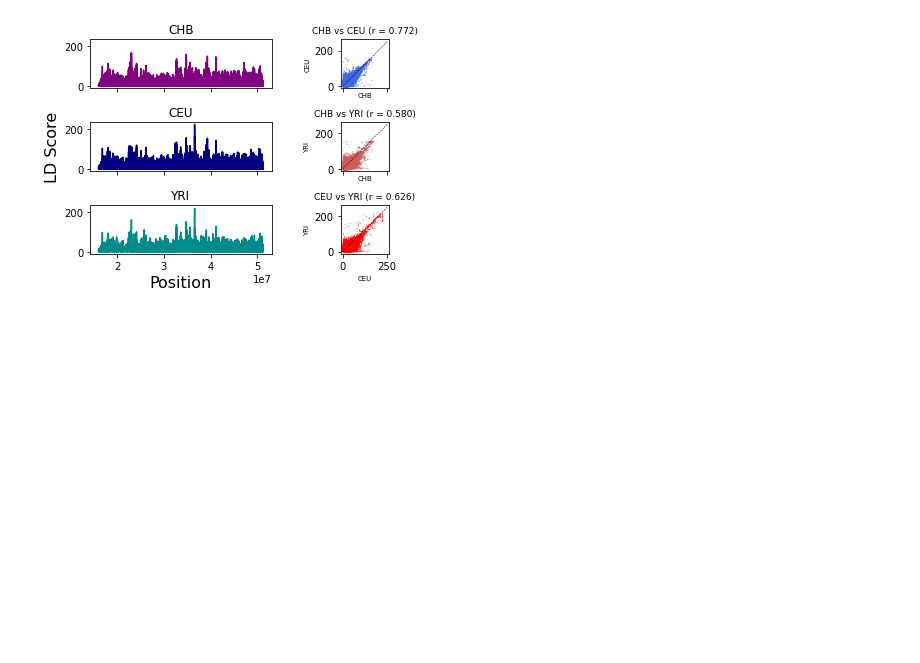
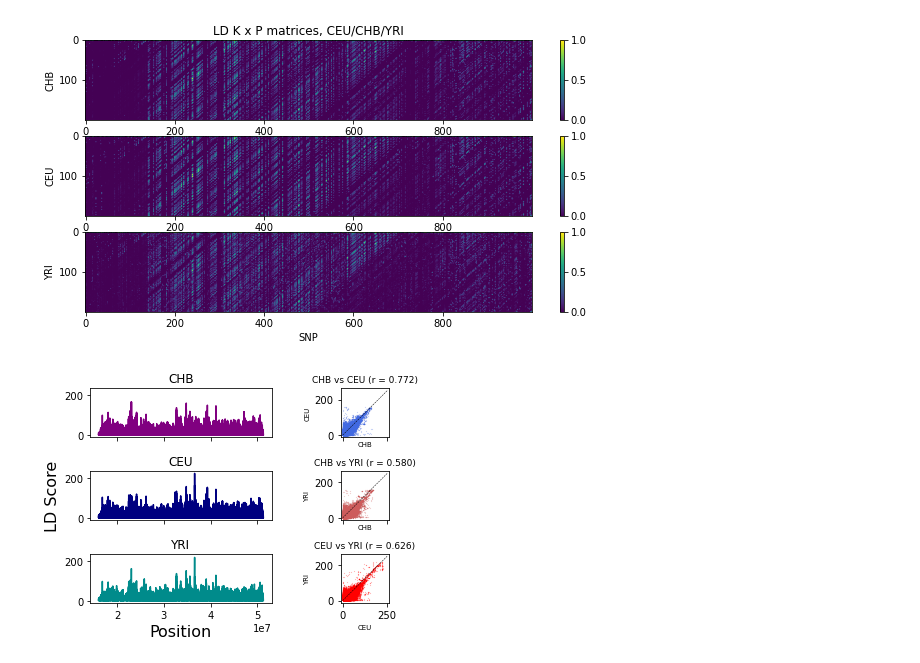
Before and after one commit to achyutha11/geo_LD_viz_v2, a Jupyter notebook: doc/notebooks/kxpexp.ipynb, the cells around one changed output. Saved outputs shown, nothing was run; the diff lists cells and outputs as text; code cells hidden in the pictures; blank space fills up the shorter version.

```diff
--- a/doc/notebooks/kxpexp.ipynb
+++ b/doc/notebooks/kxpexp.ipynb
@@ -65,6 +69,30 @@ loadYRI = np.load(YRIfilepath)
 CHBmat = loadCHB['ld_mat']
 CEUmat = loadCEU['ld_mat']
 YRImat = loadYRI['ld_mat']
+# %%
+# Generating plots representing LD matrices for each population
+
+import matplotlib.pyplot as plt
+
+fig,(ax1,ax2,ax3) = plt.subplots(3,figsize=(10,5))
+im1 = ax1.imshow(CHBmat[:,3000:4000], aspect='auto')
+im2 = ax2.imshow(CEUmat[:,3000:4000], aspect='auto')
+im3 = ax3.imshow(YRImat[:,3000:4000], aspect='auto')
+
+ax3.set_xlabel("SNP")
+ax1.set_ylabel("CHB")
+ax2.set_ylabel("CEU")
+ax3.set_ylabel("YRI")
+
+fig.colorbar(im1, ax = ax1)
+fig.colorbar(im2, ax = ax2)
+fig.colorbar(im3, ax = ax3)
+
+ax1.title.set_text("LD K x P matrices, CEU/CHB/YRI")
+
+#plt.savefig('chr22_LDS_kxp_region1.png',dpi=300)
+# %% [output]
+[figure, added]
 # %%
 #First attempt at a function to return array of LD scores
 
```
Also changed, not shown: parts of 8 cells of this notebook, 1 other file.
